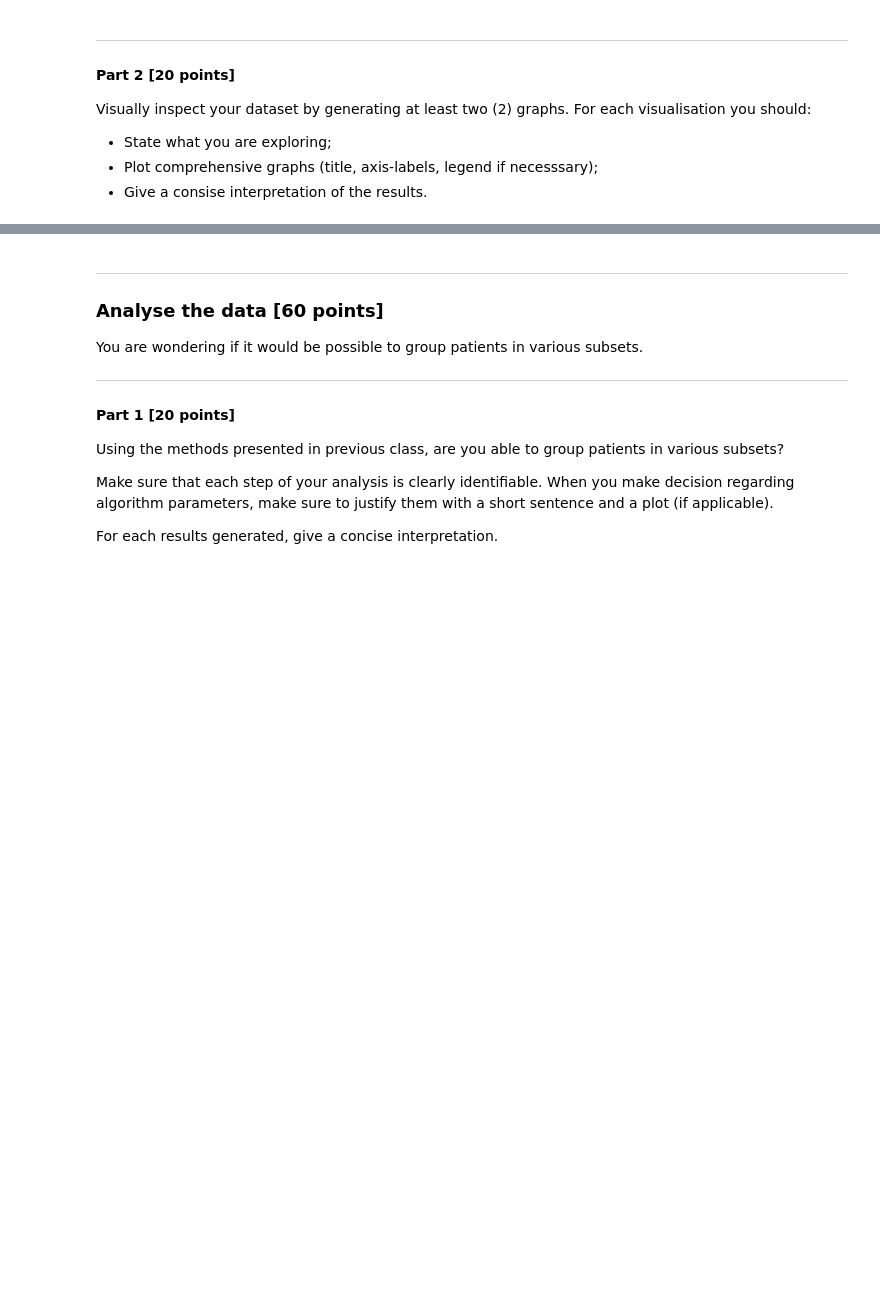
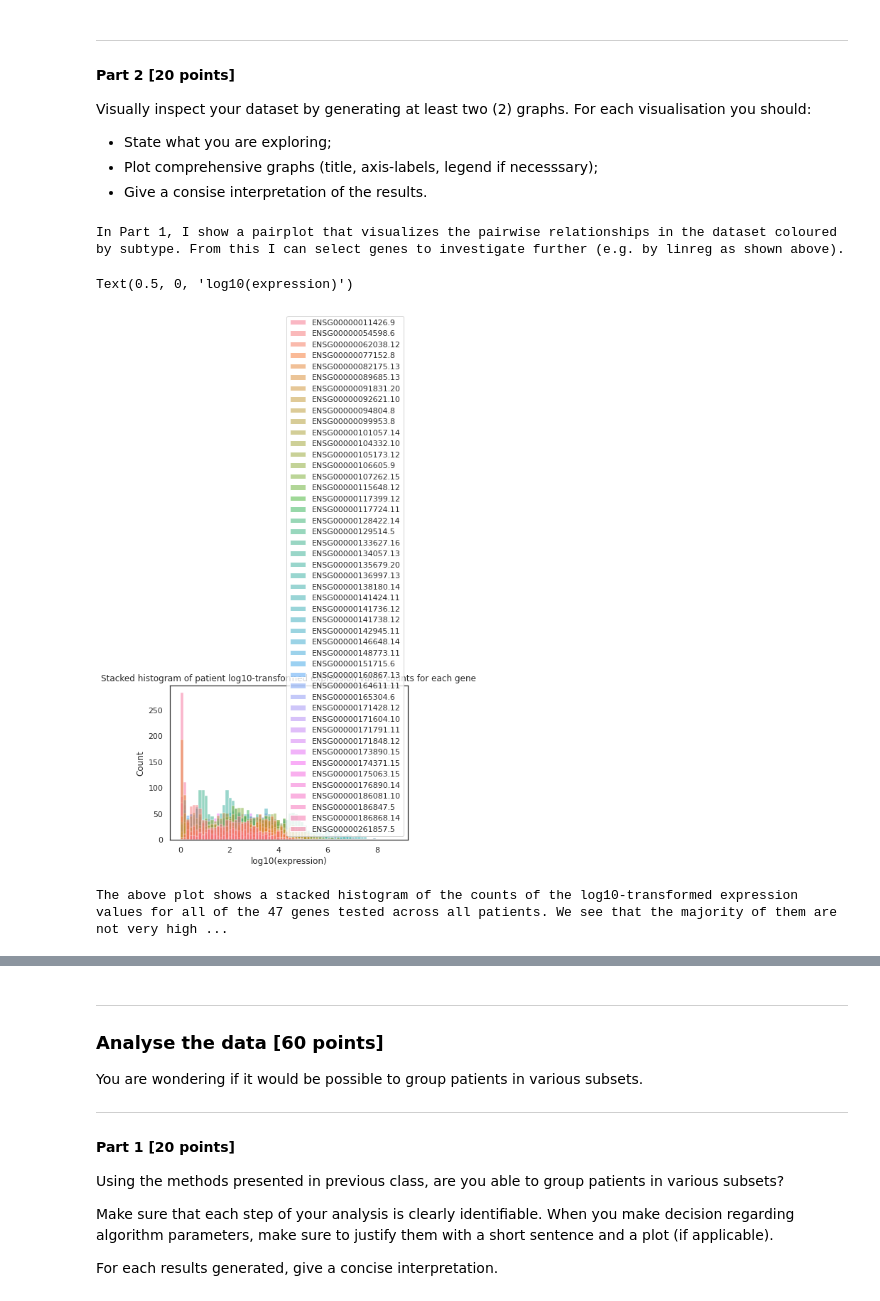
Before and after one commit to nkhetarpal/BIM6065C_S22_data_analysis, a Jupyter notebook: BIM6065C/ds3/data_analysis_3.ipynb, the cells around one changed output, grey strips where cells are left out. Cells and saved outputs as stored; diff of their text form; code cells hidden in the pictures; blank space fills up the shorter version.

```diff
--- a/BIM6065C/ds3/data_analysis_3.ipynb
+++ b/BIM6065C/ds3/data_analysis_3.ipynb
@@ -186,3 +198,9 @@ You wonder if you can cluster patient, from their expression profil, by clinical
 ** The expression values are already log-transformed
 # %% [markdown]
 ### Create a dataframe of the data
+# %%
+expn = "/u/khetarpn/BIM6065C/datasets/breast_cancer_expression.tsv"
+subtype = "/u/khetarpn/BIM6065C/datasets/breast_cancer_subtype.tsv"
+
+bce = pd.read_table(expn, sep="\t",header=0)
+bce
@@ -188,0 +234,7 @@ You wonder if you can cluster patient, from their expression profil, by clinical
+# %%
+bcs = pd.read_table(subtype, sep="\t", header=None)
+
+bcs.set_axis(["subtype"],axis=1,inplace=True)
+bcs.head()
+
+bcs
@@ -188,0 +263,3 @@ You wonder if you can cluster patient, from their expression profil, by clinical
+# %%
+patient_data = pd.concat([bce, bcs], axis=1)
+patient_data
@@ -208,3 +327,19 @@ Visually inspect your dataset by generating at least two (2) graphs. For each vi
 * State what you are exploring;
 * Plot comprehensive graphs (title, axis-labels, legend if necesssary);
 * Give a consise interpretation of the results.
+# %%
+print("In Part 1, I show a pairplot that visualizes the pairwise relationships in the dataset coloured by subtype. From this I can select genes to investigate further (e.g. by linreg as shown above).")
+# %% [output]
+In Part 1, I show a pairplot that visualizes the pairwise relationships in the dataset coloured by subtype. From this I can select genes to investigate further (e.g. by linreg as shown above).
+# %%
+sns.histplot(data=patient_data) #stacked histogram of each gene's expression value by count
+plt.title("Stacked histogram of patient log10-transformed expression value counts for each gene")
+plt.xlabel("log10(expression)")
+#honestly kind of useless, would be better to show gene expression levels in a heatmap (and make in panels by subtype in 1 figure)
+# %% [output]
+Text(0.5, 0, 'log10(expression)')
+[figure, added]
+# %%
+print("The above plot shows a stacked histogram of the counts of the log10-transformed expression values for all of the 47 genes tested across all patients. We see that the majority of them are not very highly expressed.")
+# %% [output]
+The above plot shows a stacked histogram of the counts of the log10-transformed expression values for all of the 47 genes tested across all patients. We see that the majority of them are not very high ...
```
Also changed, not shown: parts of 58 cells of this notebook.
